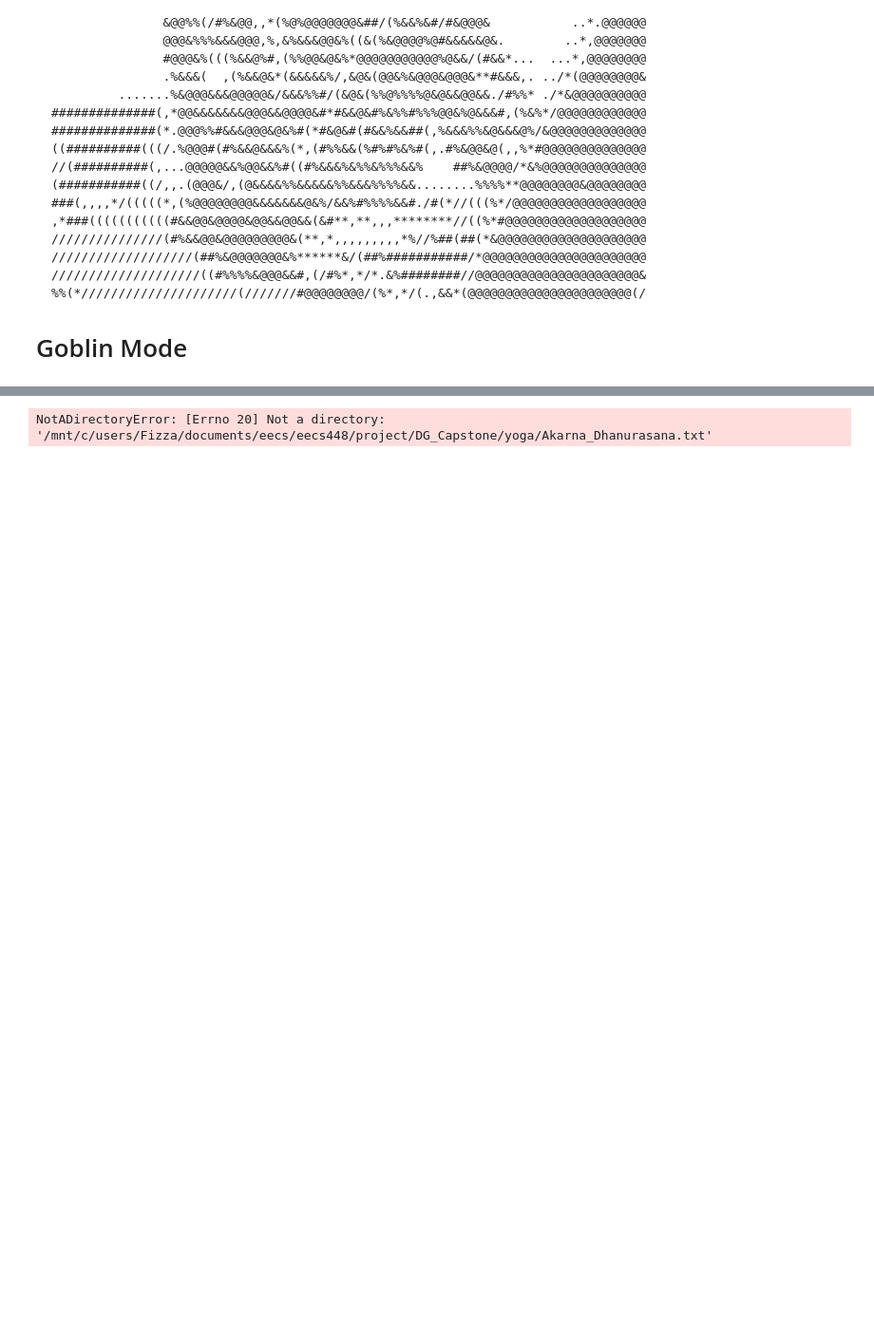
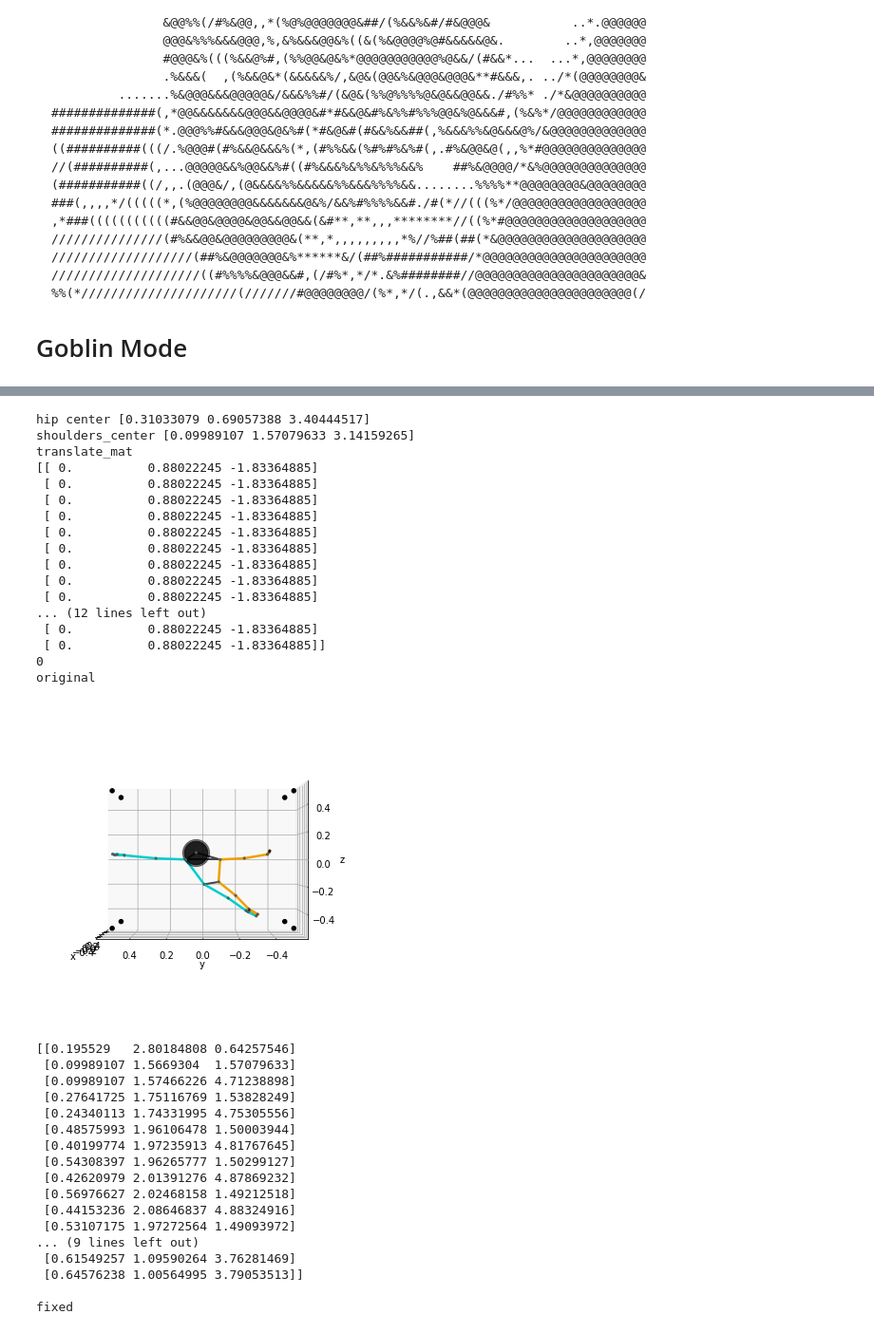
Before and after one commit to ArdonnieIV/DG_Capstone, a Jupyter notebook: playground.ipynb, the cells around one changed output, grey strips where cells are left out. Shown at 95% size. Drawn from its saved outputs; the diff is of its cells as text; code cells hidden in the pictures; blank space fills up the shorter version.

```diff
--- a/playground.ipynb
+++ b/playground.ipynb
@@ -63,4 +63,8 @@ INFO: Created TensorFlow Lite XNNPACK delegate for CPU.
 # %%
 myPath = os.getcwd()
+
 myYogaPath = os.path.join(myPath, 'yoga')
+myDataPath = os.path.join(myPath, 'data')
+
 myYogaFolders = os.listdir(myYogaPath)
+myDataFiles = os.listdir(myDataPath)
@@ -213,20 +70,0 @@ save_chechpoint(goods, bads)
-# %%
-temp = None
-
-for folder in myYogaFolders:
-
-    posePath = os.path.join(myYogaPath, folder)
-    myYogaImages = os.listdir(posePath)
-
-    for imageName in myYogaImages:
-
-        imagePath = os.path.join(posePath, imageName)
-        image = cv2.imread(imagePath)
-        imageRGB = cv2.cvtColor(image, cv2.COLOR_BGR2RGB)
-        results = pose.process(imageRGB)
-        if results:
-            temp = results
-            break
-    break
-# %% [output]
-NotADirectoryError: [Errno 20] Not a directory: '/mnt/c/users/Fizza/documents/eecs/eecs448/project/DG_Capstone/yoga/Akarna_Dhanurasana.txt'
@@ -232,0 +186,2 @@ NotADirectoryError: [Errno 20] Not a directory: '/mnt/c/users/Fizza/documents/ee
+# %%
+allVectors = read_data()
@@ -232,0 +191,38 @@ NotADirectoryError: [Errno 20] Not a directory: '/mnt/c/users/Fizza/documents/ee
+# %%
+view_pose('Side_Plank_Pose_or_Vasisthasana', allVectors)
+# %% [output]
+hip center [0.31033079 0.69057388 3.40444517]
+shoulders_center [0.09989107 1.57079633 3.14159265]
+translate_mat
+[[ 0.          0.88022245 -1.83364885]
+ [ 0.          0.88022245 -1.83364885]
+ [ 0.          0.88022245 -1.83364885]
+ [ 0.          0.88022245 -1.83364885]
+ [ 0.          0.88022245 -1.83364885]
+ [ 0.          0.88022245 -1.83364885]
+ [ 0.          0.88022245 -1.83364885]
+ [ 0.          0.88022245 -1.83364885]
+ [ 0.          0.88022245 -1.83364885]
+... (12 lines left out)
+ [ 0.          0.88022245 -1.83364885]
+ [ 0.          0.88022245 -1.83364885]]
+0
+original
+[figure, added]
+[[0.195529   2.80184808 0.64257546]
+ [0.09989107 1.5669304  1.57079633]
+ [0.09989107 1.57466226 4.71238898]
+ [0.27641725 1.75116769 1.53828249]
+ [0.24340113 1.74331995 4.75305556]
+ [0.48575993 1.96106478 1.50003944]
+ [0.40199774 1.97235913 4.81767645]
+ [0.54308397 1.96265777 1.50299127]
+ [0.42620979 2.01391276 4.87869232]
+ [0.56976627 2.02468158 1.49212518]
+ [0.44153236 2.08646837 4.88324916]
+ [0.53107175 1.97272564 1.49093972]
+... (9 lines left out)
+ [0.61549257 1.09590264 3.76281469]
+ [0.64576238 1.00564995 3.79053513]]
+
+fixed
```
Also changed, not shown: parts of 11 cells of this notebook.
